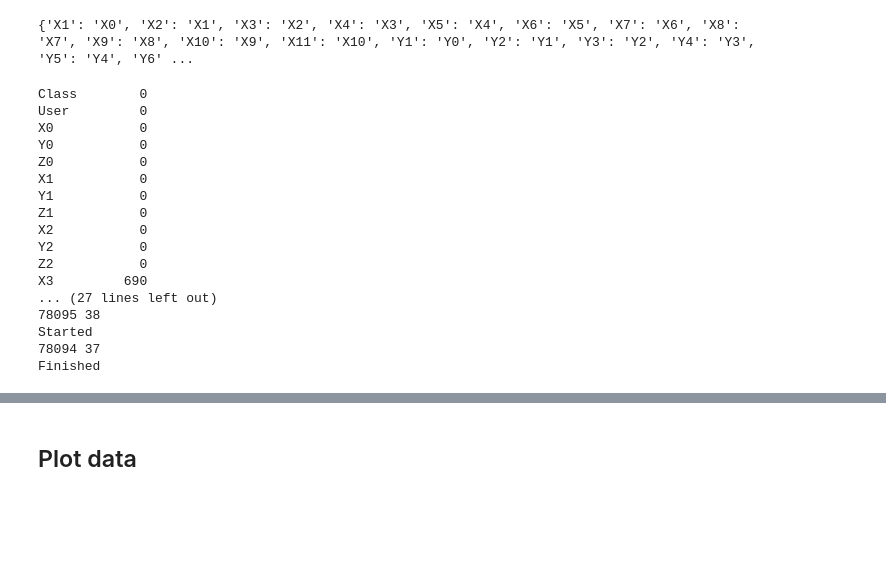
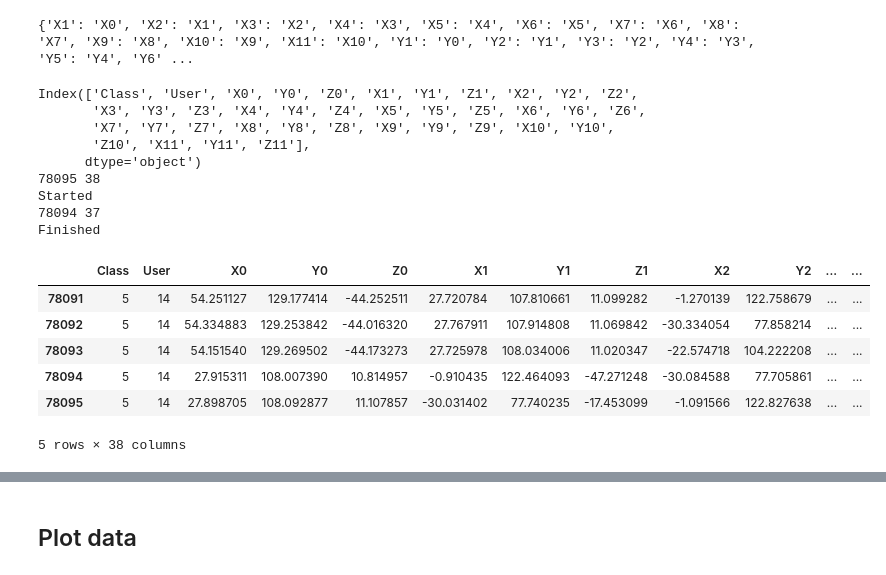
Before and after one commit to Machine-Learning-FGA/Hand-Postures, a Jupyter notebook: Preprocessing.ipynb, the cells around one changed output, grey strips where cells are left out. Drawn from its saved outputs; the diff is of its cells as text; code cells hidden in the pictures; blank space fills up the shorter version.

```diff
--- a/Preprocessing.ipynb
+++ b/Preprocessing.ipynb
@@ -54,32 +38,26 @@ print(parents)
 # %% [output]
 {'X1': 'X0', 'X2': 'X1', 'X3': 'X2', 'X4': 'X3', 'X5': 'X4', 'X6': 'X5', 'X7': 'X6', 'X8': 'X7', 'X9': 'X8', 'X10': 'X9', 'X11': 'X10', 'Y1': 'Y0', 'Y2': 'Y1', 'Y3': 'Y2', 'Y4': 'Y3', 'Y5': 'Y4', 'Y6' ...
 # %%
+import numpy as np
 linhas, cols = dataset.shape
 colnames = dataset.columns
+print(colnames)
 new_dataset = dataset
-print(dataset.isin(['?']).sum())
+#print(dataset.isin(['?']).sum())
 print(linhas, cols)
 print('Started')
 for linha in range(0, linhas):
     for col in range(2, cols):
-        if(new_dataset.iloc[linha, col] == '?'):
-            new_dataset.at[linha+1, colnames[col]] = new_dataset.loc[linha+1, parents[colnames[col-3]]]
+        if(new_dataset.loc[linha+1, colnames[col]] == '?'):
+            new_dataset.at[linha+1, colnames[col]] = new_dataset.loc[linha+1, parents[colnames[col]]]
 print(linha, col)
 print('Finished')
 # %% [output]
-Class        0
-User         0
-X0           0
-Y0           0
-Z0           0
-X1           0
-Y1           0
-Z1           0
-X2           0
-Y2           0
-Z2           0
-X3         690
-... (27 lines left out)
+Index(['Class', 'User', 'X0', 'Y0', 'Z0', 'X1', 'Y1', 'Z1', 'X2', 'Y2', 'Z2',
+       'X3', 'Y3', 'Z3', 'X4', 'Y4', 'Z4', 'X5', 'Y5', 'Z5', 'X6', 'Y6', 'Z6',
+       'X7', 'Y7', 'Z7', 'X8', 'Y8', 'Z8', 'X9', 'Y9', 'Z9', 'X10', 'Y10',
+       'Z10', 'X11', 'Y11', 'Z11'],
+      dtype='object')
 78095 38
 Started
 78094 37
@@ -88,0 +65,10 @@ Finished
+# %%
+new_dataset.tail()
+# %% [output]
+|  | Class | User | X0 | Y0 | Z0 | X1 | Y1 | Z1 | X2 | Y2 | ... | ... |
+| 78091 | 5 | 14 | 54.251127 | 129.177414 | -44.252511 | 27.720784 | 107.810661 | 11.099282 | -1.270139 | 122.758679 | ... | ... |
+| 78092 | 5 | 14 | 54.334883 | 129.253842 | -44.016320 | 27.767911 | 107.914808 | 11.069842 | -30.334054 | 77.858214 | ... | ... |
+| 78093 | 5 | 14 | 54.151540 | 129.269502 | -44.173273 | 27.725978 | 108.034006 | 11.020347 | -22.574718 | 104.222208 | ... | ... |
+| 78094 | 5 | 14 | 27.915311 | 108.007390 | 10.814957 | -0.910435 | 122.464093 | -47.271248 | -30.084588 | 77.705861 | ... | ... |
+| 78095 | 5 | 14 | 27.898705 | 108.092877 | 11.107857 | -30.031402 | 77.740235 | -17.453099 | -1.091566 | 122.827638 | ... | ... |
+5 rows × 38 columns
```
Also changed, not shown: parts of 12 cells of this notebook.
